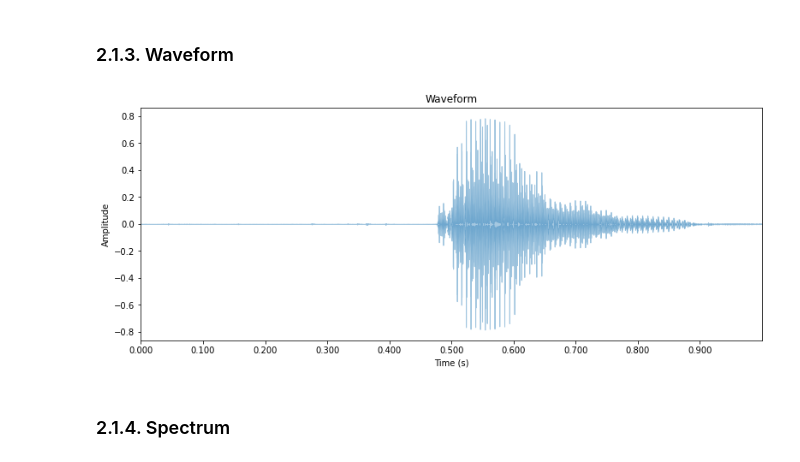
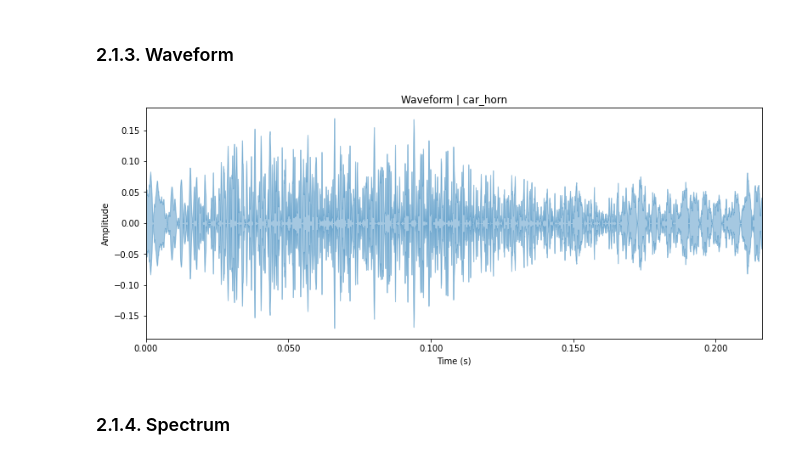
Before and after one commit to Rekidiang2/ml04_music_genre_classification, a Jupyter notebook: analysis_and_training/1_data_preprocessing.ipynb, the cells around one changed output. Saved outputs shown, nothing was run; the diff lists cells and outputs as text; code cells hidden in the pictures.

```diff
--- a/analysis_and_training/1_data_preprocessing.ipynb
+++ b/analysis_and_training/1_data_preprocessing.ipynb
@@ -114,8 +79,8 @@ Some audio properties
 # %% [markdown]
 ### 2.1.3. Waveform
-# %%
-waveform(file)
-# %% [output]
-[figure, removed]
+# %%
+waveform(file_path, file_class)
+# %% [output]
+[figure, added]
 # %% [markdown]
 ### 2.1.4. Spectrum
```
Also changed, not shown: parts of 28 cells of this notebook, 4 other files.
